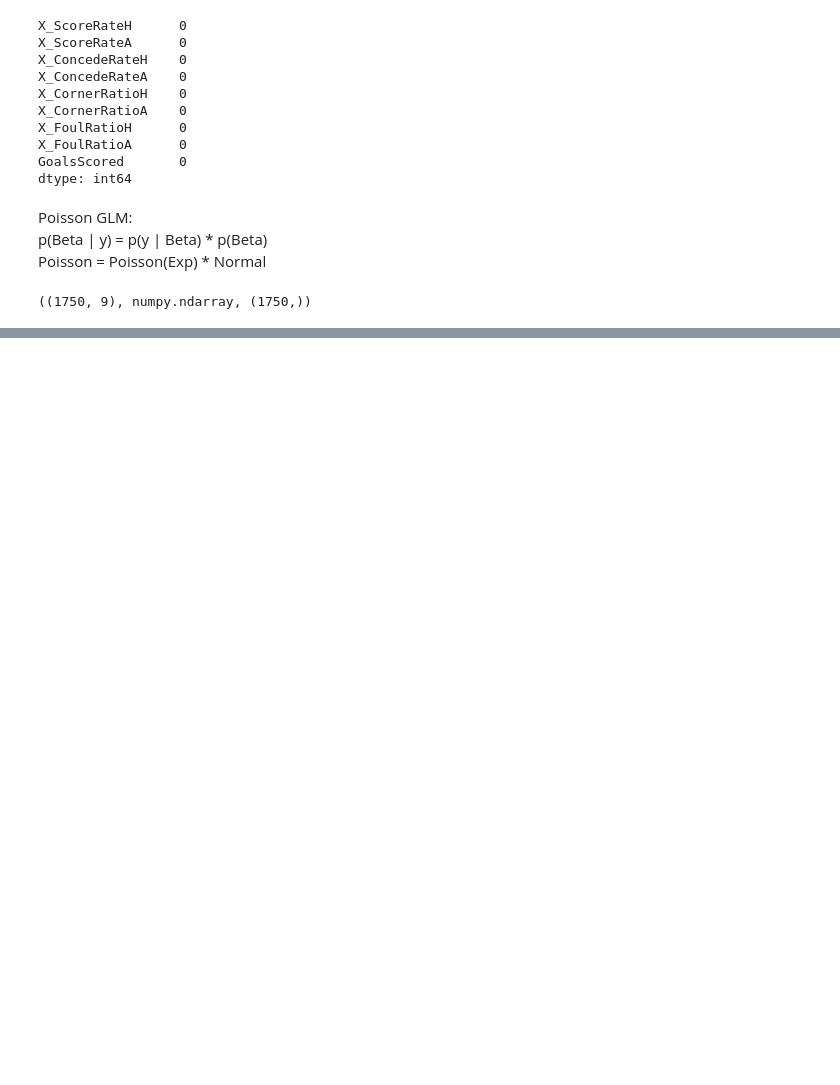
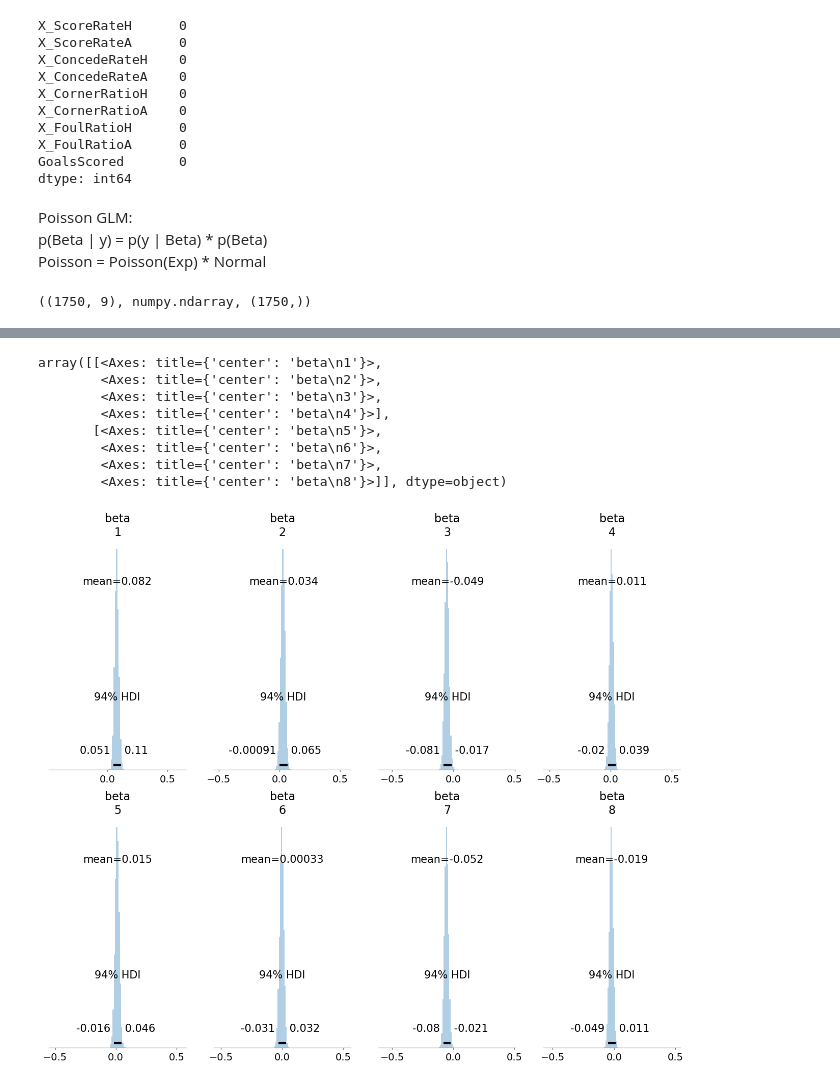
Before and after one commit to strojanski/ML-DS-I, a Jupyter notebook: hw6 - bayes/main.ipynb, the cells around one changed output, grey strips where cells are left out. Saved outputs shown, nothing was run; the diff lists cells and outputs as text; code cells hidden in the pictures; blank space fills up the shorter version.

```diff
--- a/hw6 - bayes/main.ipynb
+++ b/hw6 - bayes/main.ipynb
@@ -185,0 +121,12 @@ You can find the C code in this temporary file: C:\Users\sebas\AppData\Local\Tem
+# %%
+az.plot_posterior(idata, var_names=["beta"], coords={"beta_dim_0": list(range(1, 9))}, kind="hist", figsize=(16, 13))
+# %% [output]
+array([[<Axes: title={'center': 'beta\n1'}>,
+        <Axes: title={'center': 'beta\n2'}>,
+        <Axes: title={'center': 'beta\n3'}>,
+        <Axes: title={'center': 'beta\n4'}>],
+       [<Axes: title={'center': 'beta\n5'}>,
+        <Axes: title={'center': 'beta\n6'}>,
+        <Axes: title={'center': 'beta\n7'}>,
+        <Axes: title={'center': 'beta\n8'}>]], dtype=object)
+[figure, added]
```
Also changed, not shown: parts of 12 cells of this notebook.
